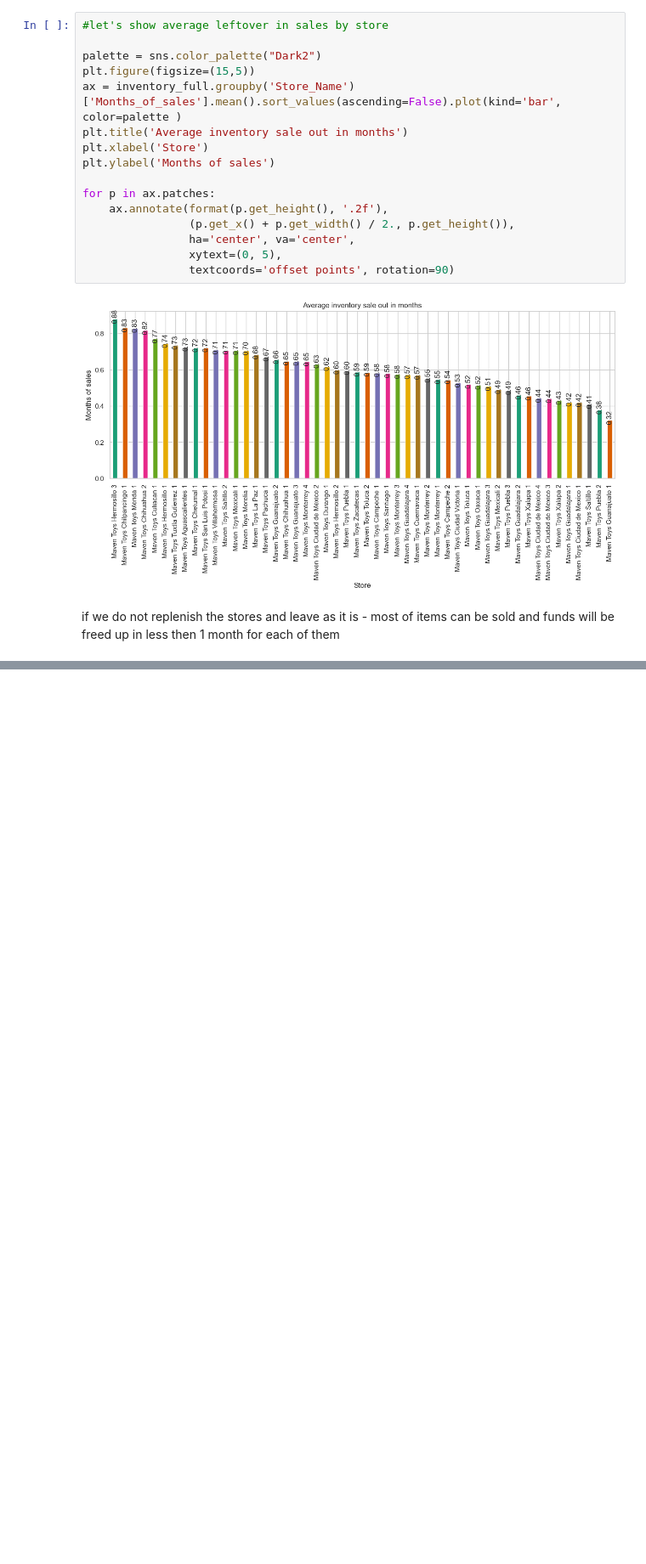
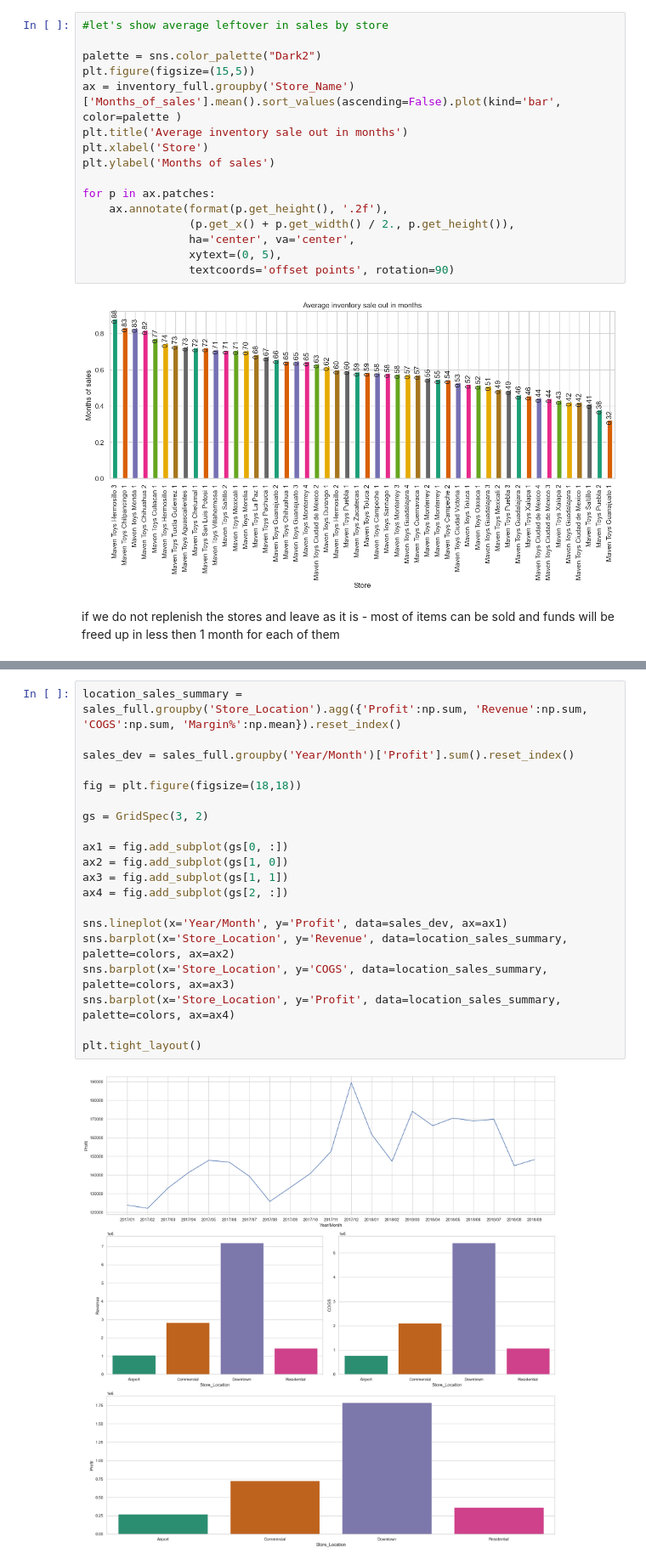
Before and after one commit to obaliuta/inventory_analysis, a Jupyter notebook: notebook.ipynb, the cells around one changed output, grey strips where cells are left out. Shown at 85% size. Cells and saved outputs as stored; diff of their text form; blank space fills up the shorter version.

```diff
--- a/notebook.ipynb
+++ b/notebook.ipynb
@@ -572,0 +625,22 @@ if we do not replenish the stores and leave as it is - most of items can be sold
+# %%
+location_sales_summary = sales_full.groupby('Store_Location').agg({'Profit':np.sum, 'Revenue':np.sum, 'COGS':np.sum, 'Margin%':np.mean}).reset_index()
+
+sales_dev = sales_full.groupby('Year/Month')['Profit'].sum().reset_index()
+
+fig = plt.figure(figsize=(18,18))
+
+gs = GridSpec(3, 2)
+
+ax1 = fig.add_subplot(gs[0, :])
+ax2 = fig.add_subplot(gs[1, 0])
+ax3 = fig.add_subplot(gs[1, 1])
+ax4 = fig.add_subplot(gs[2, :])
+
+sns.lineplot(x='Year/Month', y='Profit', data=sales_dev, ax=ax1)
+sns.barplot(x='Store_Location', y='Revenue', data=location_sales_summary, palette=colors, ax=ax2)
+sns.barplot(x='Store_Location', y='COGS', data=location_sales_summary, palette=colors, ax=ax3)
+sns.barplot(x='Store_Location', y='Profit', data=location_sales_summary, palette=colors, ax=ax4)
+
+plt.tight_layout()
+# %% [output]
+[figure, added]
```
Also changed, not shown: parts of 17 cells of this notebook.
